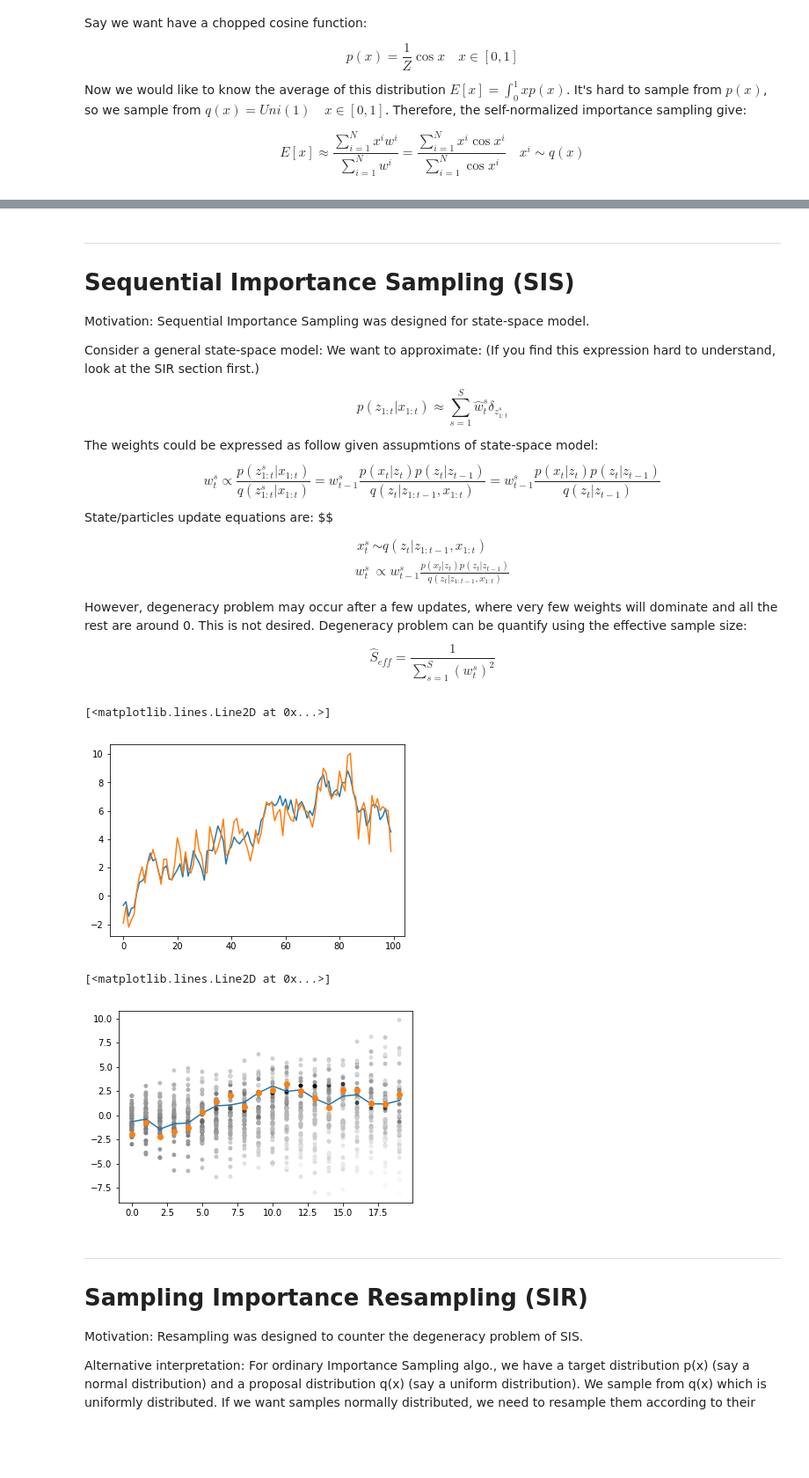
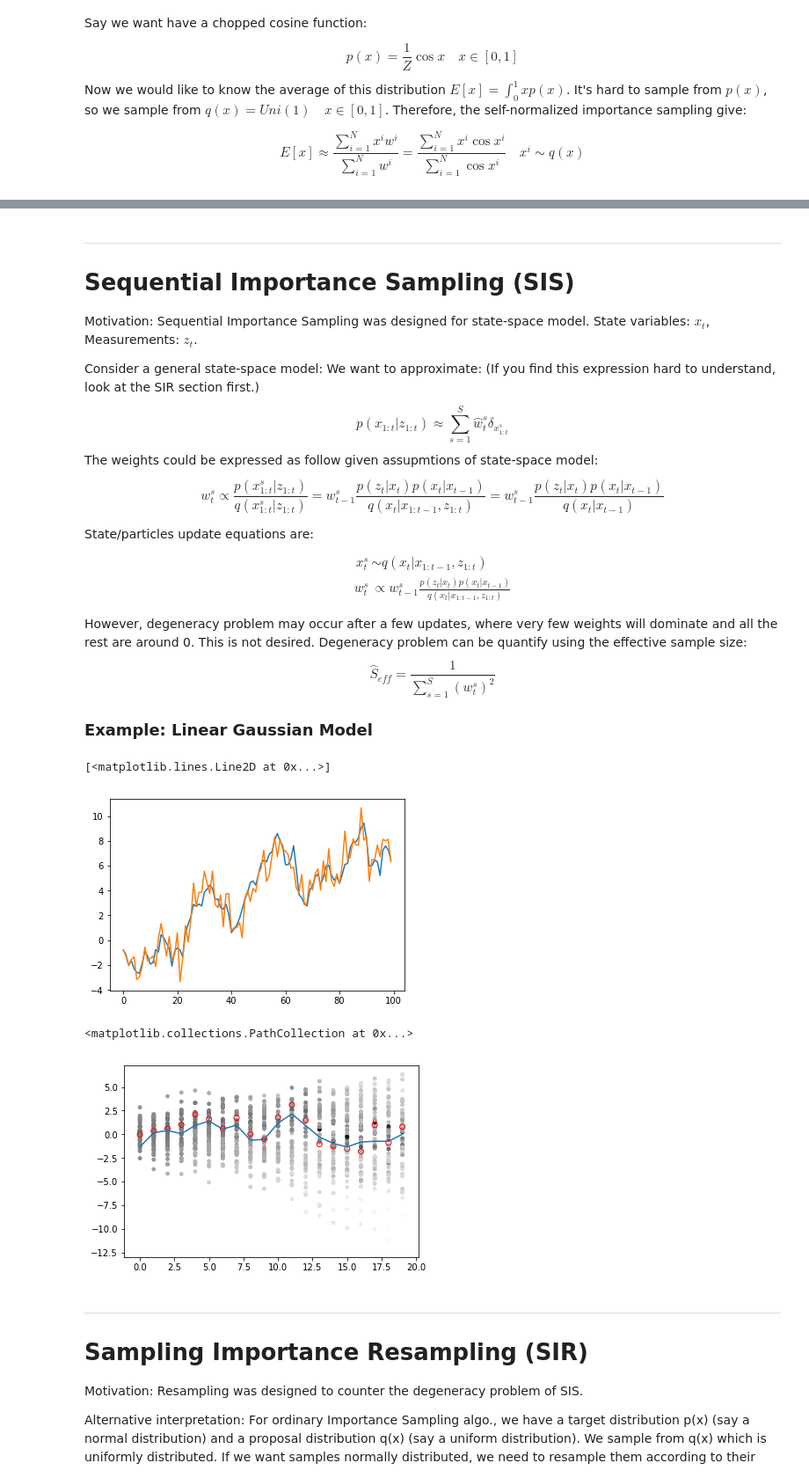
Before and after one commit to williamLyh/ML_python, a Jupyter notebook: Sequential Importance Sampling and Resampling.ipynb, the cells around one changed output, grey strips where cells are left out. Shown at 88% size. Drawn from its saved outputs; the diff is of its cells as text; code cells hidden in the pictures; blank space fills up the shorter version.

Commit message:
particle filter example

```diff
--- a/Sequential Importance Sampling and Resampling.ipynb
+++ b/Sequential Importance Sampling and Resampling.ipynb
@@ -63,27 +63,29 @@ Exact solution calculated by direct integration: 0.4536975101562095
 # %% [markdown]
 ------
 # Sequential Importance Sampling (SIS)
-Motivation: Sequential Importance Sampling was designed for state-space model.
+Motivation: Sequential Importance Sampling was designed for state-space model. State variables: $x_{t}$, Measurements: $z_t$.
 
 Consider a general state-space model: We want to approximate: (If you find this expression hard to understand, look at the SIR section first.)
-
+$$
 \begin{equation}
-p(z_{1:t}|x_{1:t}) \approx \sum_{s=1}^S \hat{w}_t^s \delta_{z_{1:t}^s}
+p(x_{1:t}|z_{1:t}) \approx \sum_{s=1}^S \hat{w}_t^s \delta_{x_{1:t}^s}
 \end{equation}
-
+$$
 The weights could be expressed as follow given assupmtions of state-space model:
 $$
 \begin{equation}
-w_t^s \propto \frac{p(z_{1:t}^s | x_{1:t})}{q(z_{1:t}^s | x_{1:t})} = w_{t-1}^s \frac{p(x_t | z_t)p(z_t | z_{t-1})}{q(z_t | z_{1:t-1},x_{1:t})}
-= w_{t-1}^s \frac{p(x_t | z_t)p(z_t | z_{t-1})}{q(z_t | z_{t-1})}
+w_t^s \propto \frac{p(x_{1:t}^s | z_{1:t})}{q(x_{1:t}^s | z_{1:t})} = w_{t-1}^s \frac{p(z_t | x_t)p(x_t | x_{t-1})}{q(x_t | x_{1:t-1},z_{1:t})}
+= w_{t-1}^s \frac{p(z_t | x_t)p(x_t | x_{t-1})}{q(x_t | x_{t-1})}
 \end{equation}
 $$
+
 State/particles update equations are:
 $$
 \begin{align}
-x_t^s &\sim q(z_t | z_{1:t-1},x_{1:t}) \\
-w_t^s &\propto w_{t-1}^s \frac{p(x_t | z_t)p(z_t | z_{t-1})}{q(z_t | z_{1:t-1},x_{1:t})}
+x_t^s &\sim q(x_t | x_{1:t-1},z_{1:t}) \\
+w_t^s &\propto w_{t-1}^s \frac{p(z_t | x_t)p(x_t | x_{t-1})}{q(x_t | x_{1:t-1},z_{1:t})}
 \end{align}
+$$
 
 However, degeneracy problem may occur after a few updates, where very few weights will dominate and all the rest are around 0. This is not desired. Degeneracy problem can be quantify using the effective sample size:
 $$
@@ -91,12 +93,14 @@ $$
 \hat{S}_{eff} = \frac{1}{\sum_{s=1}^S (w_t^s)^2}
 \end{equation}
 $$
+
+### Example: Linear Gaussian Model
 # %%
 # Linear Gaussian Model
 random_seed = 123456789
 v = np.random.normal(0,0.8,100)
 w = np.random.normal(0,1,100)
-A, C = 1, 1
+A, C = 1.1, 1
 x = v
 x = np.cumsum(A*x)
 z = C*x + w
@@ -104,7 +108,7 @@ plt.plot(x)
 plt.plot(z)
 # %% [output]
 [<matplotlib.lines.Line2D at 0x...>]
-[figure, old version]
+[figure, new version]
 # %%
 from scipy import stats
 time = 20
@@ -123,13 +127,17 @@ for i in range(time):
     particles_Log[:,i] = particles
     weights_Log[:,i] = weights
 # %%
+import warnings
+warnings.filterwarnings('ignore')
+
 colorScale = np.log(np.log(1/(weights_Log)))
 plt.scatter([range(time)]*particle_number, particles_Log, c=colorScale,cmap='gray',s=15)
 plt.plot(x[:time])
-plt.plot(z[:time],'o')
+plt.scatter(range(time),z[:time],facecolors='none', edgecolors='r')
+#plt.xlim([-0.5,time+0.5])
 # %% [output]
-[<matplotlib.lines.Line2D at 0x...>]
+<matplotlib.collections.PathCollection at 0x...>
-[figure, old version]
+[figure, new version]
 # %% [markdown]
 ------
 # Sampling Importance Resampling (SIR)
```
Also changed, not shown: parts of 6 cells of this notebook.
